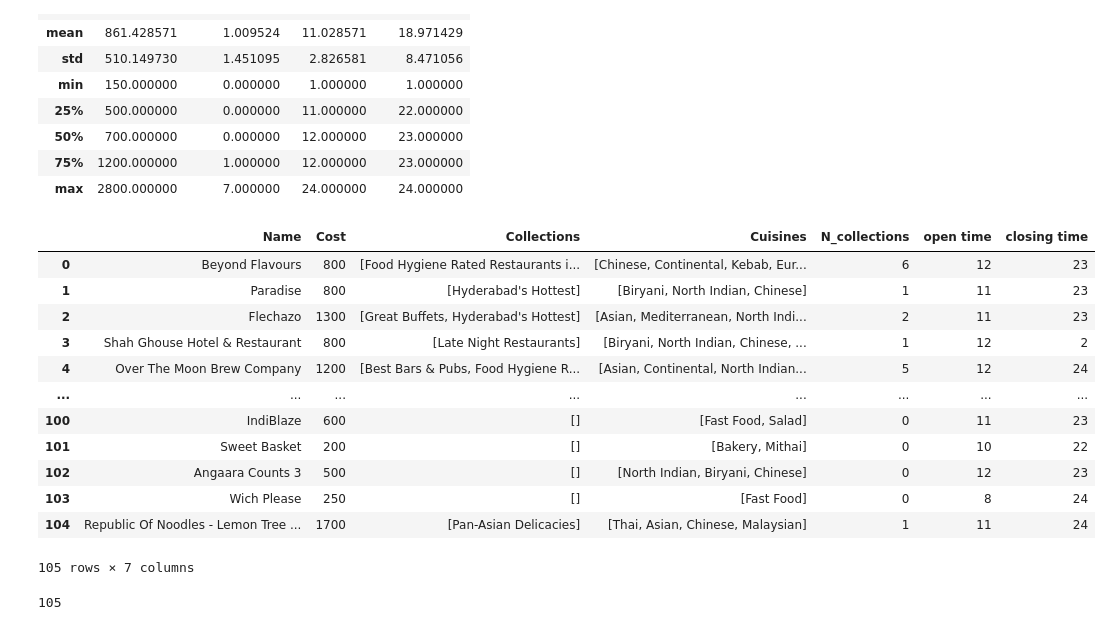
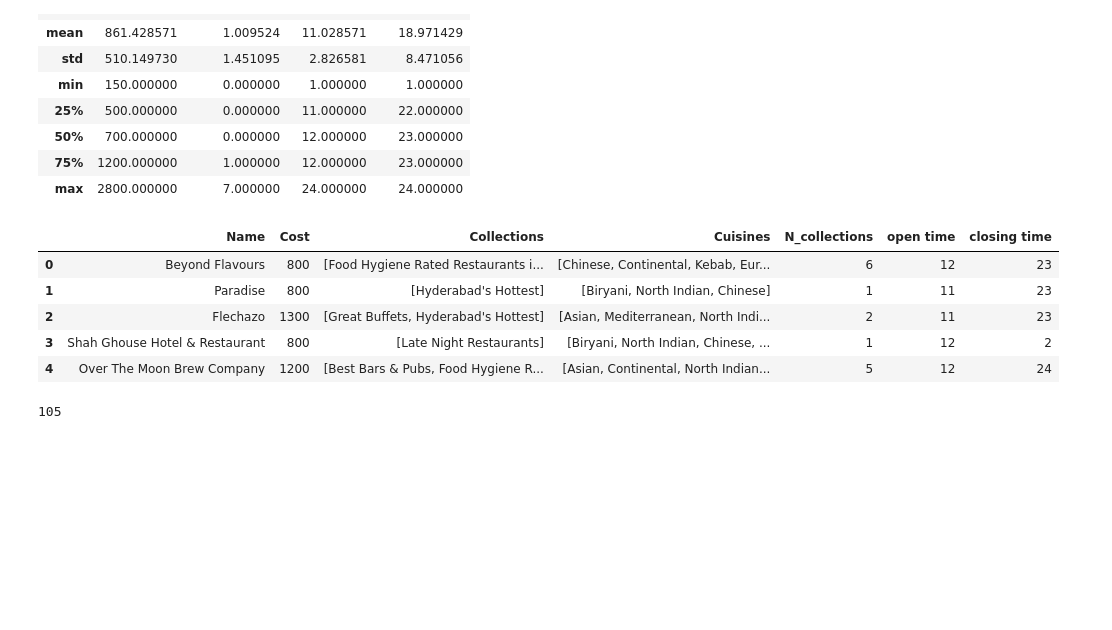
Before and after one commit to miguel-s-nascimento/TM_Project, a Jupyter notebook: exploration.ipynb, the cells around one changed output. Saved outputs shown, nothing was run; the diff lists cells and outputs as text; code cells hidden in the pictures; blank space fills up the shorter version.

```diff
--- a/exploration.ipynb
+++ b/exploration.ipynb
@@ -112,21 +112,14 @@ restaurants.describe()
 | 75% | 1200.000000 | 1.000000 | 12.000000 | 23.000000 |
 | max | 2800.000000 | 7.000000 | 24.000000 | 24.000000 |
 # %%
-restaurants
+restaurants.head()
 # %% [output]
 |  | Name | Cost | Collections | Cuisines | N_collections | open time | closing time |
 | 0 | Beyond Flavours | 800 | [Food Hygiene Rated Restaurants i... | [Chinese, Continental, Kebab, Eur... | 6 | 12 | 23 |
 | 1 | Paradise | 800 | [Hyderabad's Hottest] | [Biryani, North Indian, Chinese] | 1 | 11 | 23 |
 | 2 | Flechazo | 1300 | [Great Buffets, Hyderabad's Hottest] | [Asian, Mediterranean, North Indi... | 2 | 11 | 23 |
 | 3 | Shah Ghouse Hotel & Restaurant | 800 | [Late Night Restaurants] | [Biryani, North Indian, Chinese, ... | 1 | 12 | 2 |
 | 4 | Over The Moon Brew Company | 1200 | [Best Bars & Pubs, Food Hygiene R... | [Asian, Continental, North Indian... | 5 | 12 | 24 |
-| ... | ... | ... | ... | ... | ... | ... | ... |
-| 100 | IndiBlaze | 600 | [] | [Fast Food, Salad] | 0 | 11 | 23 |
-| 101 | Sweet Basket | 200 | [] | [Bakery, Mithai] | 0 | 10 | 22 |
-| 102 | Angaara Counts 3 | 500 | [] | [North Indian, Biryani, Chinese] | 0 | 12 | 23 |
-| 103 | Wich Please | 250 | [] | [Fast Food] | 0 | 8 | 24 |
-| 104 | Republic Of Noodles - Lemon Tree ... | 1700 | [Pan-Asian Delicacies] | [Thai, Asian, Chinese, Malaysian] | 1 | 11 | 24 |
-105 rows × 7 columns
 # %%
 #there is no restaunt duplicates
 restaurants['Name'].nunique()
```
Also changed, not shown: parts of 7 cells of this notebook, 8 other files.
